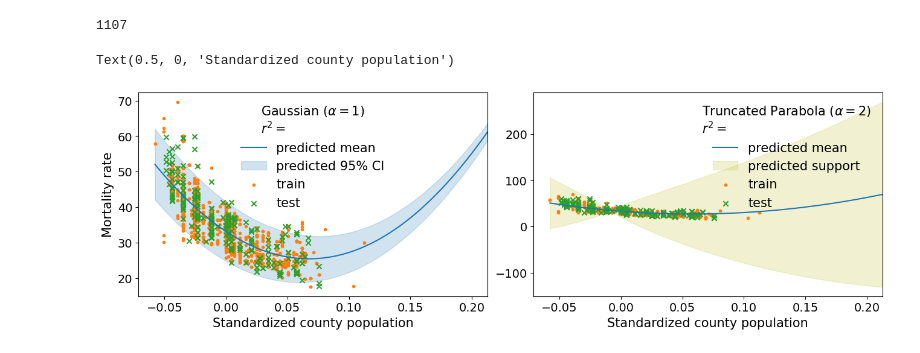
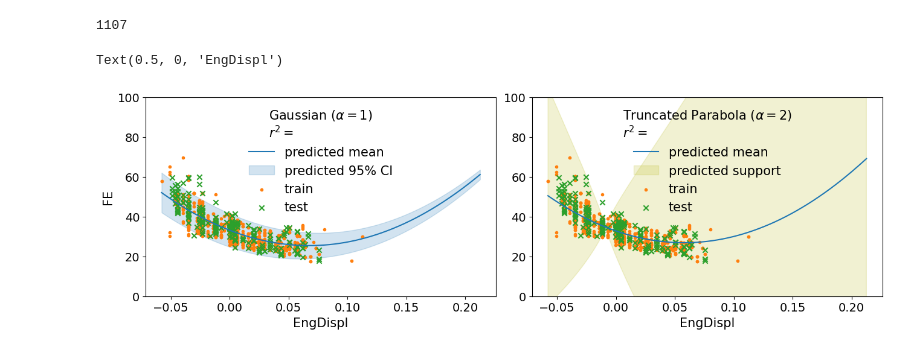
Before and after one commit to JoaoCalem/Conformal-Sparsemax, a Jupyter notebook: notebooks/cars_regression.ipynb, the cells around one changed output. Cells and saved outputs as stored; diff of their text form; code cells hidden in the pictures.

```diff
--- a/notebooks/cars_regression.ipynb
+++ b/notebooks/cars_regression.ipynb
@@ -168,8 +168,8 @@ def plot_model(t, y_pred, a, ax, which="support", fill_color='C0'):
     ax.scatter(X_train.squeeze().numpy(), y_train.squeeze().numpy(), marker='.', color='C1', label='train')
     ax.scatter(X_test.squeeze().numpy(), y_test.squeeze().numpy(), marker='x', color='C2', label='test')
 
-    # ax.set_ylim(-10, 370)
-    ax.set_xlim(None, t[-1])
+    ax.set_ylim(0, 100)
+    # ax.set_xlim(None, 0.15)
 # %%
 # baseline
 
@@ -251,20 +251,20 @@ len(results[3][1][2])
 # %%
 fig, (ax_gauss, ax_tp) = plt.subplots(1, 2, figsize=(13, 4), constrained_layout=True)
 
 plt.rcParams['legend.title_fontsize'] = 15
 plt.rcParams['legend.fancybox'] = False
 plt.rcParams['legend.frameon'] = False
 plt.rcParams['xtick.labelsize'] = 14
 plt.rcParams['ytick.labelsize'] = 14
 
 plot_model(*results[0][1], ax_gauss, "95% CI", fill_color='C0')
 plot_model(*results[3][1], ax_tp, "support", fill_color='C8')
 ax_gauss.legend(title="Gaussian ($\\alpha=1$)\n$r^2=$", fontsize=15)
 ax_tp.legend(title="Truncated Parabola ($\\alpha=2$)\n$r^2=$", fontsize=15)
-ax_gauss.set_ylabel("Mortality rate", fontsize=15)
-ax_gauss.set_xlabel("Standardized county population", fontsize=15)
-ax_tp.set_xlabel("Standardized county population", fontsize=15)
+ax_gauss.set_ylabel("FE", fontsize=15)
+ax_gauss.set_xlabel("EngDispl", fontsize=15)
+ax_tp.set_xlabel("EngDispl", fontsize=15)
 # plt.savefig("heteroscedastic.pdf")
 # %% [output]
-Text(0.5, 0, 'Standardized county population')
+Text(0.5, 0, 'EngDispl')
-[figure, old version]
+[figure, new version]
```
Also changed, not shown: parts of 1 cell of this notebook, 9 other files.
